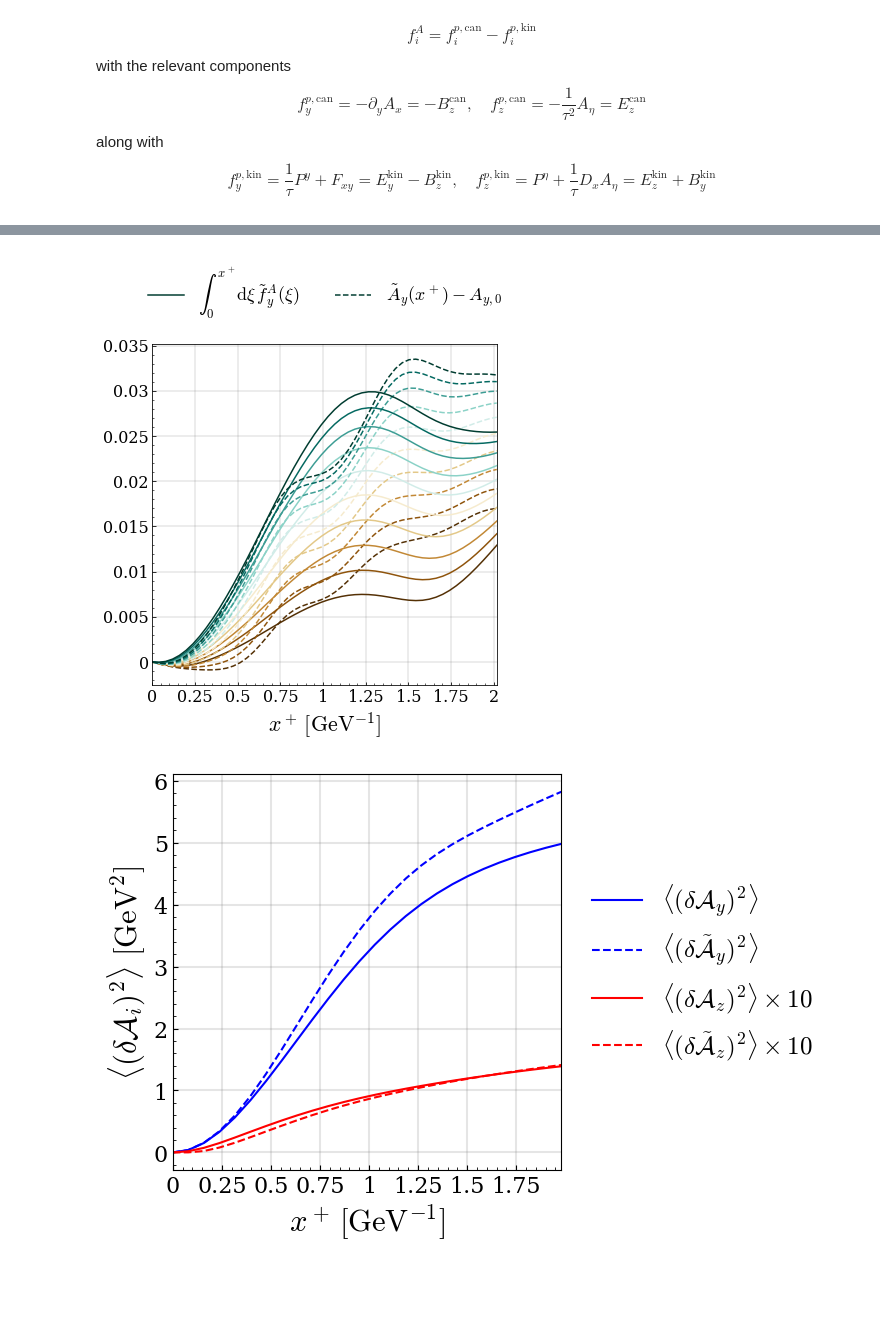
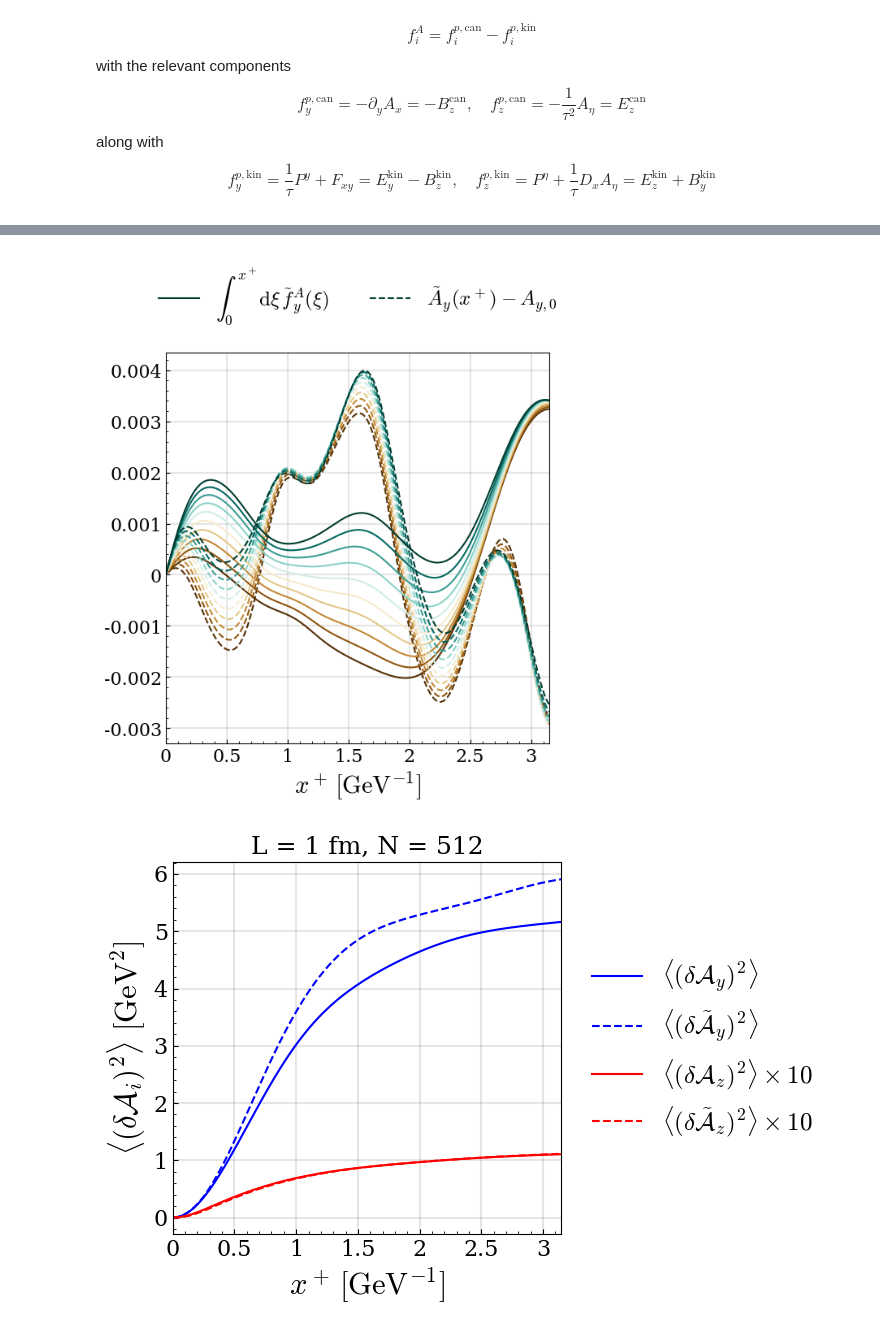
Before and after one commit to avramescudana/curraun, a Jupyter notebook: notebooks/classical_quantum_qhat.ipynb, the cells around one changed output, grey strips where cells are left out. Saved outputs shown, nothing was run; the diff lists cells and outputs as text; code cells hidden in the pictures; blank space fills up the shorter version.

```diff
--- a/notebooks/classical_quantum_qhat.ipynb
+++ b/notebooks/classical_quantum_qhat.ipynb
@@ -9,12 +9,12 @@ import numpy as np
 hbarc = 0.197326
 
 # Simulation box
-L = 1.0
-N = 128
+L = 1
+N = 512
 # N = 512
-tau_sim = 0.2
+tau_sim = 0.3125
 # DTS = 16
-DTS = 8
+DTS = 16
 
 # Derived parameters
 a = L/N
@@ -343,7 +343,7 @@ plt.tight_layout()
 # plt.savefig('intfa_deltaa_y_' + quark + '_n_' + str(N) + '_notransp.png', facecolor='w', dpi=600)
 plt.show()
 # %% [output]
-[figure, old version]
+[figure, new version]
 # %%
 import matplotlib.pyplot as plt
 import matplotlib.ticker as mticker
@@ -360,34 +360,37 @@ plt.tick_params(axis='both', which='minor', direction='in')
 plt.xticks(fontsize=16)
 plt.yticks(fontsize=16)
 
 i = 1
 line1, = plt.plot(xplus, da_sq[:, i], linewidth=1.5, color='blue')
 line2, = plt.plot(xplus, da_transp_sq[:, i], linewidth=1.5, color='blue', linestyle='--')
 
 i = 2
 line3, = plt.plot(xplus, da_sq[:, i]*10, linewidth=1.5, color='red')
 line4, = plt.plot(xplus, da_transp_sq[:, i]*10, linewidth=1.5, color='red', linestyle='--')
 
 plt.xlim([0, max(xplus)])
 # plt.ylim([0, 0.2])
 plt.gca().xaxis.set_major_formatter(mticker.FuncFormatter(lambda x, _: '{:g}'.format(x)))
 plt.gca().yaxis.set_major_formatter(mticker.FuncFormatter(lambda x, _: '{:g}'.format(x)))
 
 plt.xlabel(r"$x^+\,\mathrm{[GeV^{-1}]}$", fontsize=22)
 plt.ylabel(r"$\langle (\delta \mathcal{A}_i)^2\rangle\,\,\mathrm{[GeV^2]}$", fontsize=22)
 
+plt.title('L = 1 fm, N = 512', fontsize=18)
+
 plt.grid(color='gray', linestyle='-', linewidth=1.5, alpha=0.2)
 
 legend2 = plt.legend([line1, line2, line3, line4], [r"$\langle (\delta \mathcal{A}_y)^2\rangle$", r"$\langle (\delta \tilde{\mathcal{A}}_y)^2\rangle$", r"$\langle (\delta \mathcal{A}_z)^2\rangle\times 10$", r"$\langle (\delta \tilde{\mathcal{A}}_z)^2\rangle\times 10$"], fontsize=18, frameon=False, ncol=1, loc='center left', bbox_to_anchor=(1.02, 0.5), title_fontsize=20)
 
 plt.tight_layout()
 # plt.tight_layout(rect=[0, 0, 0.85, 1])
 # plt.savefig('final_delta_a_delta_atilde_' + quark + '_n_' + str(N) + '_l_' + str(L) + '.png', facecolor='w', dpi=600)
 # plt.savefig('delta_a_delta_atilde_' + quark + '_n_' + str(N) + '_notransp.png', facecolor='w', dpi=600)
+plt.savefig('../Jets in Glasma Results/numerical_checks/L=1_N=512' + quark + '_n_' + str(N) + '_l_' + str(L) + '.png', facecolor='w', dpi=600)
 
 plt.show()
 # %% [output]
-[figure, old version]
+[figure, new version]
 # %%
 import matplotlib.pyplot as plt
 import matplotlib.ticker as mticker
```
Also changed, not shown: parts of 5 cells of this notebook, 4 other files.
